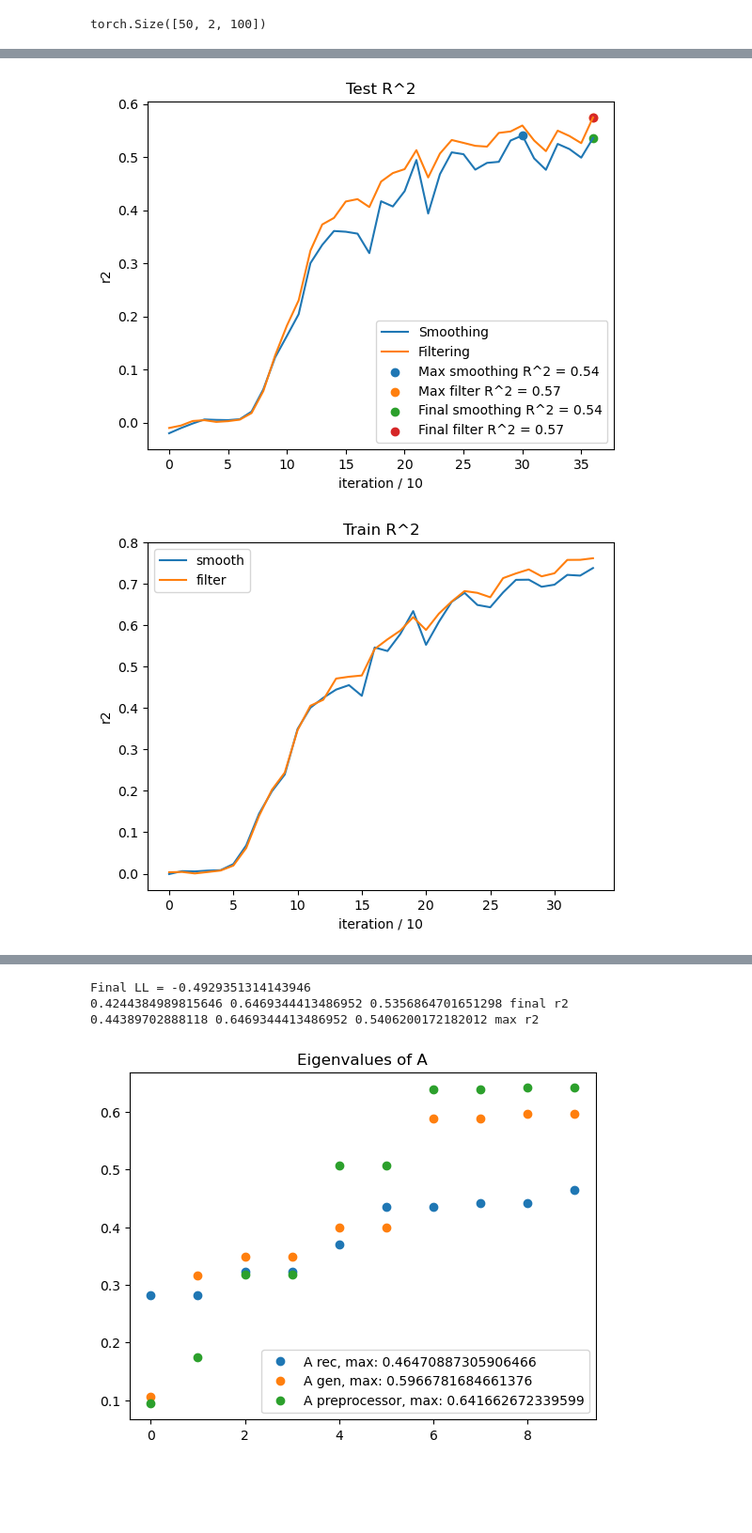
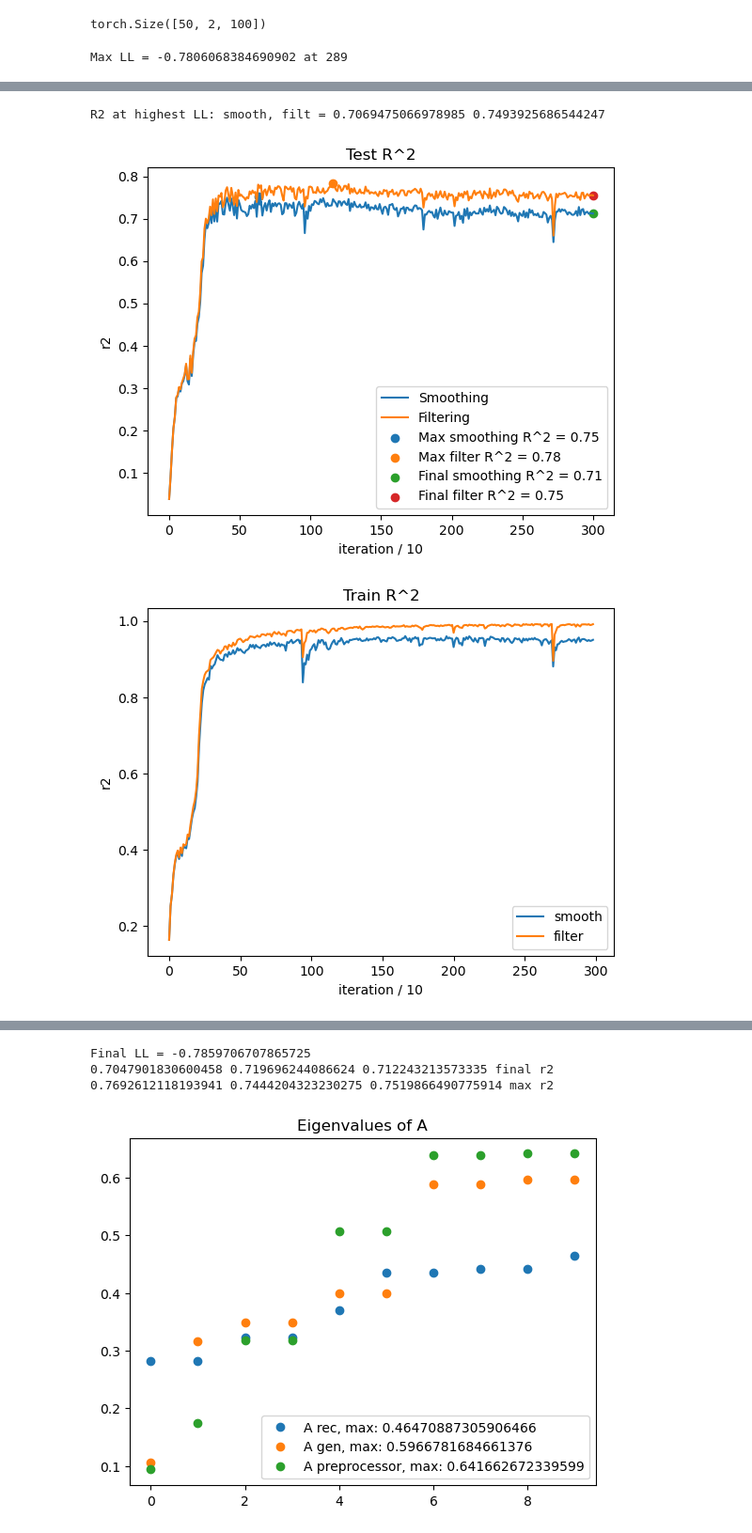
Before and after one commit to ayush1301/mgplvm-pytorch, a Jupyter notebook: test_rec.ipynb, the cells around one changed output, grey strips where cells are left out. Shown at 94% size. Cells and saved outputs as stored; diff of their text form; code cells hidden in the pictures; blank space fills up the shorter version.

```diff
--- a/test_rec.ipynb
+++ b/test_rec.ipynb
@@ -37,7 +37,7 @@ from sklearn.linear_model import LinearRegression, Ridge
 # dataset = '4g10'
 dataset = 'Doherty'
 datapath = 'processed_data_64.pickled'
-datapath = '20160630_processed_data_64.pickled'
+# datapath = '20160630_processed_data_64.pickled'
 # datapath = None
 smoothing = False
 new = False
@@ -197,13 +197,14 @@ elif dataset == 'Doherty':
     m = dill.load(open('bgpfa_models/64ms_10z.pkl', 'rb'))
     # rec_model = dill.load(open('bgpfa_models/64ms_10z_rec_best.pkl', 'rb'))
     # rec_model = dill.load(open('bgpfa_models/64ms_10z_filt_rec.pkl', 'rb'))
-    # rec_model = dill.load(open('bgpfa_models/64ms_10z_cov_change_best.pkl', 'rb'))
-    rec_model = dill.load(open('bgpfa_models/64ms_10z_filt_cov_change_best.pkl', 'rb'))
+    # rec_model = dill.load(open('bgpfa_models/64ms_10z_cov_change.pkl', 'rb'))
+    # rec_model = dill.load(open('bgpfa_models/64ms_10z_filt_cov_change2.pkl', 'rb'))
+    rec_model = dill.load(open('bgpfa_models/64ms_10z_filt_cov_change.pkl', 'rb'))
     # rec_model = dill.load(open('bgpfa_models/64ms_10z_filt_bigentropy_re_rec.pkl', 'rb'))
 
-    p = pickle.load(open('new_params/64ms_10z_2k_20160630.pkl', 'rb'))
-    m = dill.load(open('bgpfa_models/20160630_10z_filter.pkl', 'rb'))
-    rec_model = dill.load(open('bgpfa_models/20160630_10z_filter_rec_best.pkl', 'rb'))
+    # p = pickle.load(open('new_params/64ms_10z_2k_20160630.pkl', 'rb'))
+    # m = dill.load(open('bgpfa_models/20160630_10z_filter.pkl', 'rb'))
+    # rec_model = dill.load(open('bgpfa_models/20160630_10z_filter_rec_best.pkl', 'rb'))
 
     gen_model = rec_model.gen_model
 
@@ -337,6 +338,8 @@ torch.Size([50, 2, 100])
 # np.save('new_params/z_hat_5k_30z.npy', z_train_filter)
 # %%
 plt.plot(rec_model.LLs[:])
+max_LL_ind = np.argmax(rec_model.LLs)
+print('Max LL =', rec_model.LLs[max_LL_ind], 'at', max_LL_ind)
 plt.show()
 plt.plot(gen_model.LLs[:])
 plt.show()
@@ -359,7 +362,7 @@ if hasattr(rec_model, 'r2_smooth'):
     plt.scatter(len(rec_model.r2_smooth)-start-1, rec_model.r2_smooth[-1], label=f'Final smoothing R^2 = {rec_model.r2_smooth[-1]:.2f}')
     plt.scatter(len(rec_model.r2_filt)-start-1, rec_model.r2_filt[-1], label=f'Final filter R^2 = {rec_model.r2_filt[-1]:.2f}')
 
-
+    print('R2 at highest LL: smooth, filt =', rec_model.r2_smooth[max_LL_ind], rec_model.r2_filt[max_LL_ind])
 
     plt.legend()
     plt.xlabel('iteration / 10')
@@ -392,3 +395,4 @@ if hasattr(rec_model, 'r2_smooth_train'):
     print(rec_model.r2x_smooth[-1], rec_model.r2y_smooth[-1], rec_model.r2_smooth[-1], 'final r2')
     print(np.max(rec_model.r2x_smooth), np.max(rec_model.r2y_smooth), np.max(rec_model.r2_smooth), 'max r2')
 # %% [output]
+Max LL = -0.7806068384690902 at 289
@@ -397,9 +401,10 @@ if hasattr(rec_model, 'r2_smooth_train'):
+R2 at highest LL: smooth, filt = 0.7069475066978985 0.7493925686544247
-[figure, old version]
+[figure, new version]
-[figure, old version]
+[figure, new version]
 [figure]
-Final LL = -0.4929351314143946
-0.4244384989815646 0.6469344413486952 0.5356864701651298 final r2
-0.44389702888118 0.6469344413486952 0.5406200172182012 max r2
+Final LL = -0.7859706707865725
+0.7047901830600458 0.719696244086624 0.712243213573335 final r2
+0.7692612118193941 0.7444204323230275 0.7519866490775914 max r2
 # %%
 eigs = sorted(np.abs(np.linalg.eigvals(gen_model.A[0].detach().cpu().numpy())))
 plt.plot(eigs, 'o', label='A rec, max: {}'.format(np.max(eigs)))
```
Also changed, not shown: parts of 2 cells of this notebook, 1 other file.
